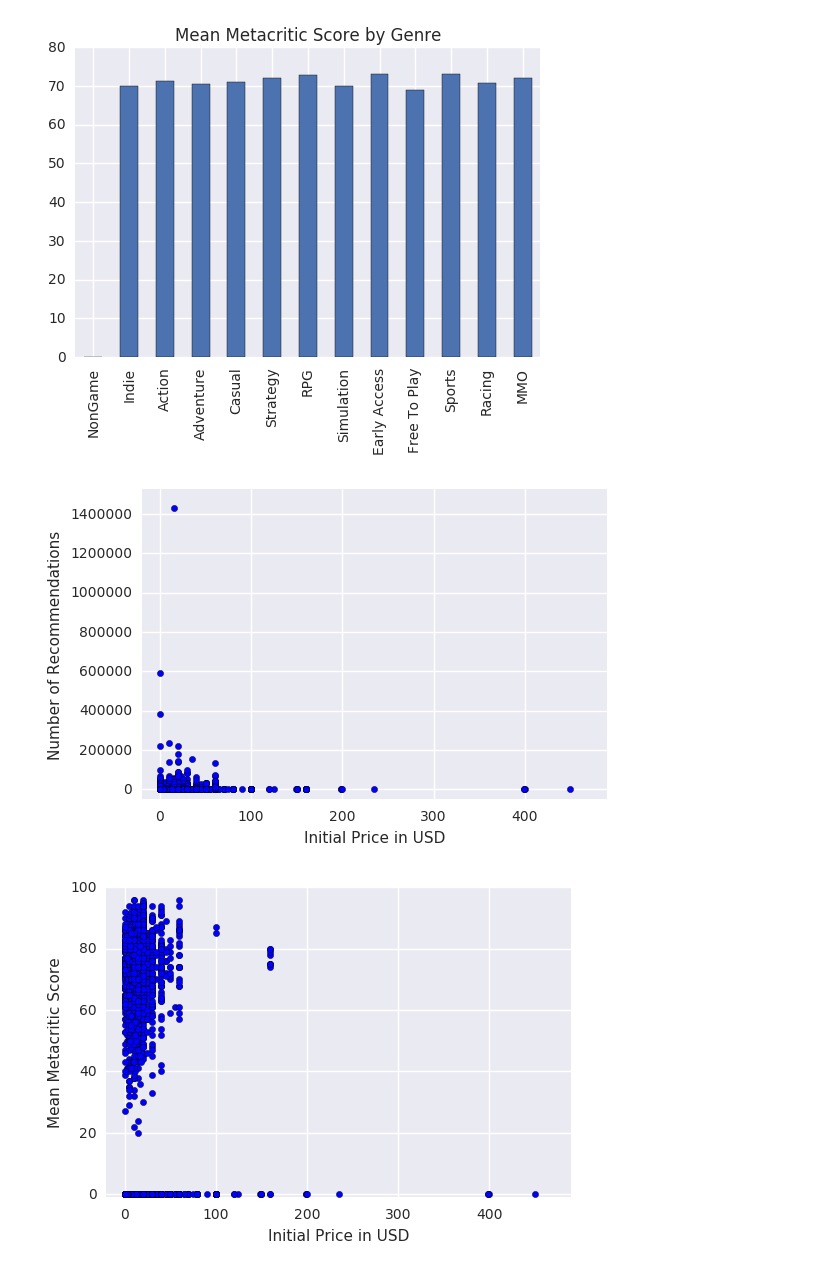
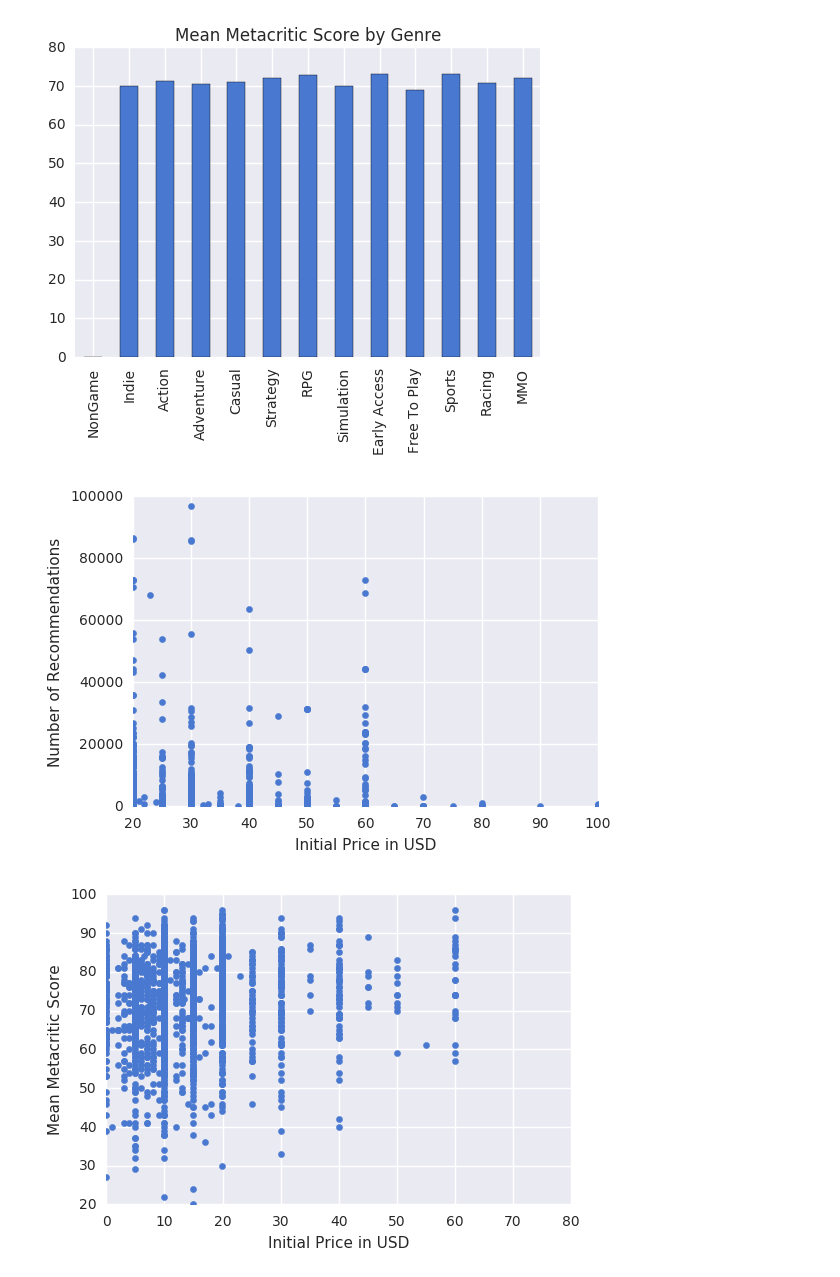
Before and after one commit to CraigKelly/steam-data, a Jupyter notebook: analysis/analysis-elh.ipynb, the cells around one changed output. Saved outputs shown, nothing was run; the diff lists cells and outputs as text; code cells hidden in the pictures.

Commit message:
Multiple versions of scatters (fig 6,7,8) and color consistency

```diff
--- a/analysis/analysis-elh.ipynb
+++ b/analysis/analysis-elh.ipynb
@@ -5,6 +5,8 @@ import matplotlib.pyplot as plt
 import seaborn as sea
 
 %matplotlib inline
+
+sea.set_palette("muted")
 # %%
 #Free vs Paid
 DF = pd.read_csv("games-features-edit.csv")
@@ -152,21 +154,21 @@ plt.savefig("../report/genre-metacritic-bar.png", bbox_inches='tight');
 [figure]
 # %%
 #Recommendations by Price (Y,X)
-c = plt.scatter(DF['PriceInitial'],DF['RecommendationCount'])
+c = plt.scatter(DF['PriceInitial'],DF['RecommendationCount'], color=sea.color_palette()[0])
 plt.xlabel("Initial Price in USD")
 plt.ylabel("Number of Recommendations")
-plt.xlim((-20,490))
-plt.ylim(-50000, plt.ylim()[1]-75000)
+plt.xlim((20,100))
+plt.ylim(0, 100000)
 plt.savefig("../report/price-recommendations-scatter.png", bbox_inches='tight');
 # %% [output]
-[figure, old version]
+[figure, new version]
 # %%
 #Metacritic score by Price (Y,X)
-c = plt.scatter(DF['PriceInitial'],DF['Metacritic'])
+c = plt.scatter(DF['PriceInitial'],DF['Metacritic'], color=sea.color_palette()[0])
 plt.xlabel("Initial Price in USD")
 plt.ylabel("Mean Metacritic Score")
-plt.xlim((-20,490))
-plt.ylim(-1, 100)
+plt.xlim((0,80))
+plt.ylim(20, 100)
 plt.savefig("../report/price-metacritic-scatter.png", bbox_inches='tight');
 # %% [output]
-[figure, old version]
+[figure, new version]
```
Also changed, not shown: parts of 5 cells of this notebook, 16 other files.
